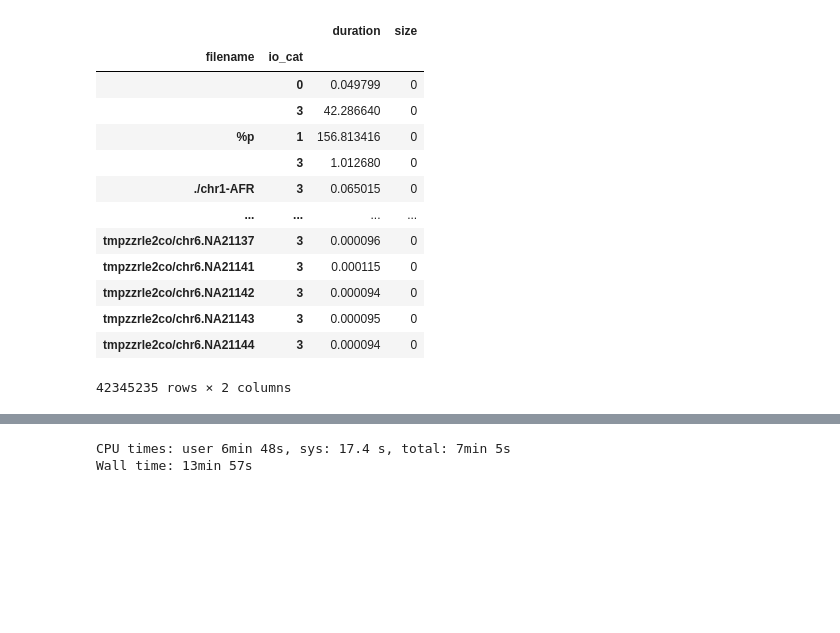
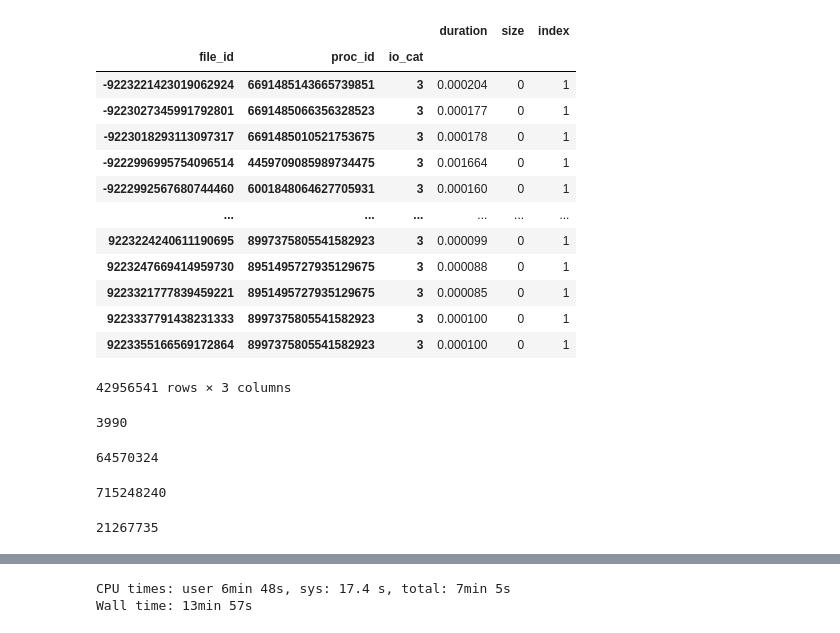
Before and after one commit to izzet/wisio, a Jupyter notebook: notebooks/genome-dask-array.ipynb, the cells around one changed output, grey strips where cells are left out. Saved outputs shown, nothing was run; the diff lists cells and outputs as text; code cells hidden in the pictures; blank space fills up the shorter version.

```diff
--- a/notebooks/genome-dask-array.ipynb
+++ b/notebooks/genome-dask-array.ipynb
@@ -157,16 +157,14 @@ def unique_filenames_delayed(ddf: DataFrame, log_dir: str):
 # log_dir = "/p/gpfs1/iopp/recorder_app_logs/genome_pegasus/nodes-32/_parquet"
 log_dir = "/p/vast1/iopp/recorder_app_logs/genome_pegasus/nodes-32/_parquet"
 # %%
-gen_ddf = dd.read_parquet(f"{log_dir}/*.parquet")
+gen_ddf = dd.read_parquet(f"{log_dir}/*.parquet", columns=['file_id','proc_id','io_cat','tmid','duration','size','index'])
 # %%
 %%time
 
-simple_agg_ddf = gen_ddf \
-    .groupby(['filename', 'proc_id', 'io_cat']) \
-    .agg({'duration': sum, 'size': sum}) \
-    .compute() \
-    .groupby(['filename', 'io_cat']) \
-    .agg({'duration': max, 'size': sum})
+simple_agg_ddf0 = gen_ddf \
+    .groupby(['file_id', 'proc_id', 'io_cat']) \
+    .agg({'duration': sum, 'size': sum, 'index': 'count'}) \
+    .compute()
 
-simple_agg_ddf
+simple_agg_ddf0
 # %% [output]
@@ -175,14 +173,31 @@ Wall time: 3min 23s
-|  |  | duration | size |
-| filename | io_cat |  |  |
-|  | 0 | 0.049799 | 0 |
-|  | 3 | 42.286640 | 0 |
-| %p | 1 | 156.813416 | 0 |
-|  | 3 | 1.012680 | 0 |
-| ./chr1-AFR | 3 | 0.065015 | 0 |
-| ... | ... | ... | ... |
-| tmpzzrle2co/chr6.NA21137 | 3 | 0.000096 | 0 |
-| tmpzzrle2co/chr6.NA21141 | 3 | 0.000115 | 0 |
-| tmpzzrle2co/chr6.NA21142 | 3 | 0.000094 | 0 |
-| tmpzzrle2co/chr6.NA21143 | 3 | 0.000095 | 0 |
-| tmpzzrle2co/chr6.NA21144 | 3 | 0.000094 | 0 |
+|  |  |  | duration | size | index |
+| file_id | proc_id | io_cat |  |  |  |
+| -9223221423019062924 | 6691485143665739851 | 3 | 0.000204 | 0 | 1 |
+| -9223027345991792801 | 6691485066356328523 | 3 | 0.000177 | 0 | 1 |
+| -9223018293113097317 | 6691485010521753675 | 3 | 0.000178 | 0 | 1 |
+| -9222996995754096514 | 4459709085989734475 | 3 | 0.001664 | 0 | 1 |
+| -9222992567680744460 | 6001848064627705931 | 3 | 0.000160 | 0 | 1 |
+| ... | ... | ... | ... | ... | ... |
+| 9223224240611190695 | 8997375805541582923 | 3 | 0.000099 | 0 | 1 |
+| 9223247669414959730 | 8951495727935129675 | 3 | 0.000088 | 0 | 1 |
+| 9223321777839459221 | 8951495727935129675 | 3 | 0.000085 | 0 | 1 |
+| 9223337791438231333 | 8997375805541582923 | 3 | 0.000100 | 0 | 1 |
+| 9223355166569172864 | 8997375805541582923 | 3 | 0.000100 | 0 | 1 |
-42345235 rows × 2 columns
+42956541 rows × 3 columns
+# %%
+simple_agg_ddf0_r = simple_agg_ddf0.reset_index()
+simple_agg_ddf0_r[simple_agg_ddf0_r['file_id'] == -5561148475055268842]['proc_id'].nunique()
+# %% [output]
+3990
+# %%
+gen_ddf[gen_ddf['file_id'] == np.int64(-5561148475055268842)]['proc_id'].count().compute()
+# %% [output]
+64570324
+# %%
+gen_ddf.index.count().compute()
+# %% [output]
+715248240
+# %%
+gen_ddf['file_id'].nunique().compute()
+# %% [output]
+21267735
```
Also changed, not shown: parts of 48 cells of this notebook.
